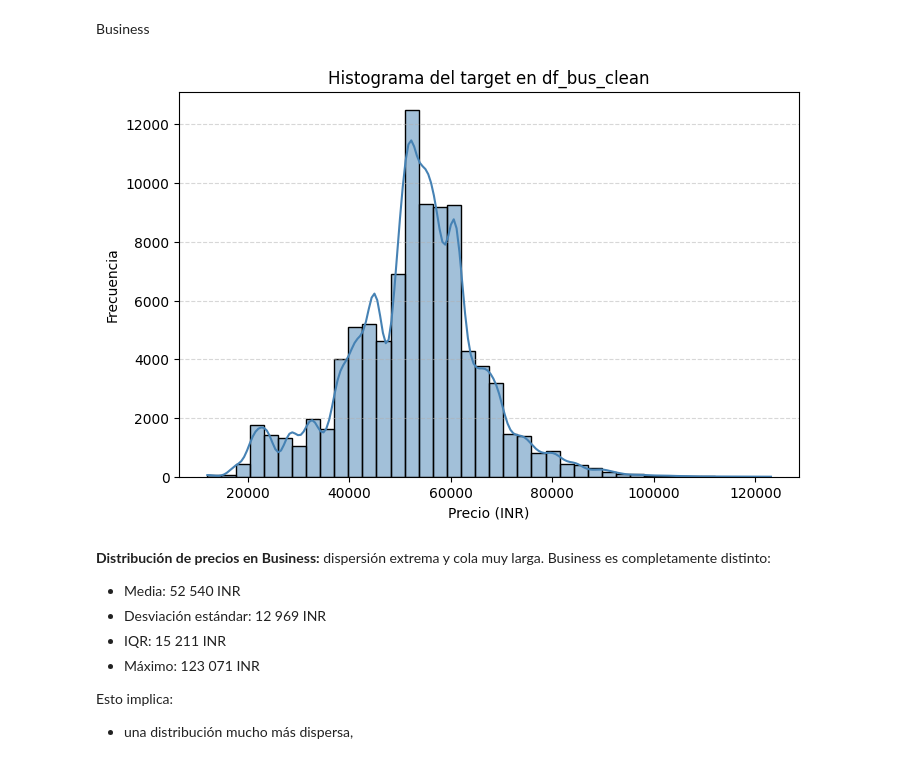
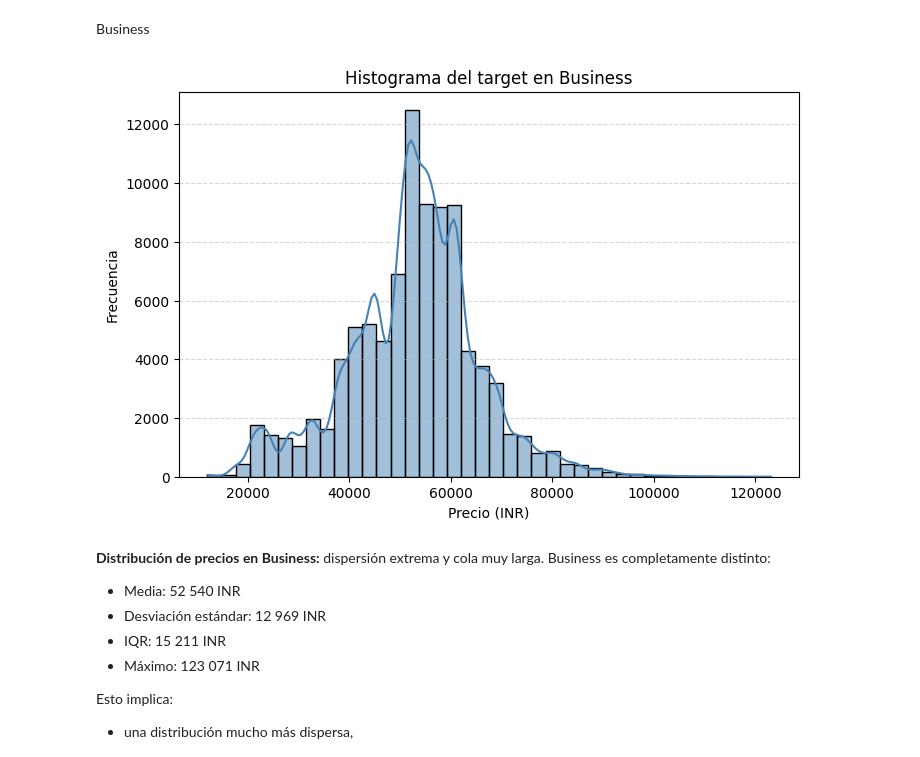
Before and after one commit to Cesar-CSP/ML_Prediccion_Precios_Vuelos, a Jupyter notebook: main_Prediccion_Precios_Vuelos_India.ipynb, the cells around one changed output. Cells and saved outputs as stored; diff of their text form; code cells hidden in the pictures.

```diff
--- a/main_Prediccion_Precios_Vuelos_India.ipynb
+++ b/main_Prediccion_Precios_Vuelos_India.ipynb
@@ -442,22 +442,22 @@ target_df_bus = target_pipeline.fit_transform(df_bus_clean)
 # %%
 plt.figure(figsize=(8,5))
 sns.histplot(
     data=target_df_bus,
     x=target,
     bins=40,
     kde=True,
     color='steelblue',
     edgecolor='black',
     linewidth=1
 )
 
-plt.title("Histograma del target en df_bus_clean")
+plt.title("Histograma del target en Business")
 plt.xlabel("Precio (INR)")
 plt.ylabel("Frecuencia")
 plt.grid(axis='y', linestyle='--', alpha=0.5)
 plt.show()
 # %% [output]
-[figure, old version]
+[figure, new version]
 # %% [markdown]
 **Distribución de precios en Business:** dispersión extrema y cola muy larga. Business es completamente distinto:
 
```
Also changed, not shown: parts of 3 cells of this notebook, 1 other file.
